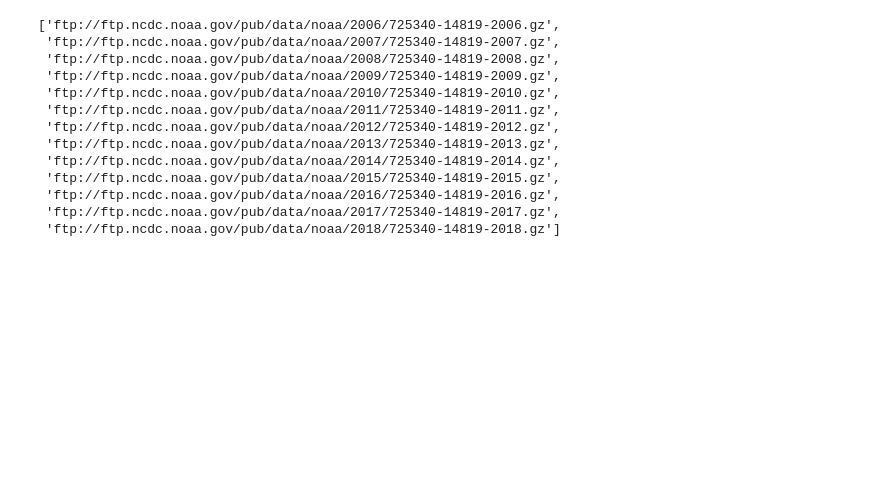
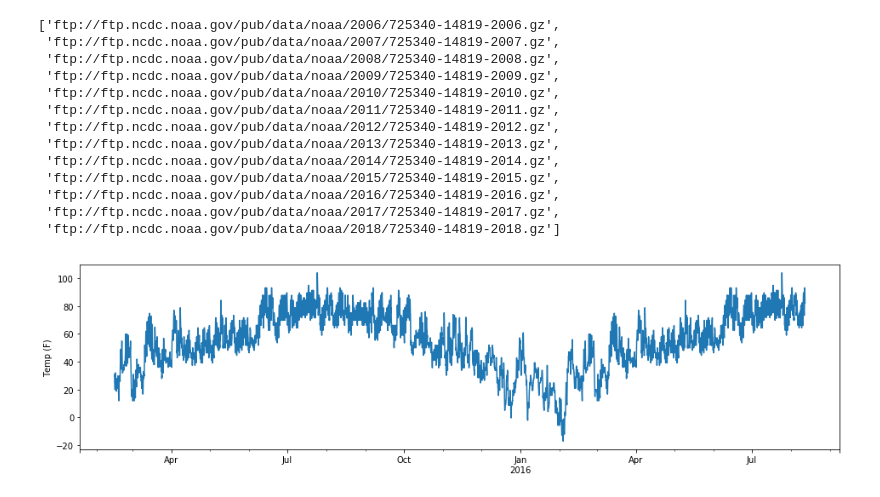
Before and after one commit to openeemeter/eeweather, a Jupyter notebook: scripts/tutorial.ipynb, the cells around one changed output. Saved outputs shown, nothing was run; the diff lists cells and outputs as text; code cells hidden in the pictures; blank space fills up the shorter version.

```diff
--- a/scripts/tutorial.ipynb
+++ b/scripts/tutorial.ipynb
@@ -109,3 +109,14 @@ station.get_isd_filenames(with_host=True)
  'ftp://ftp.ncdc.noaa.gov/pub/data/noaa/2016/725340-14819-2016.gz',
  'ftp://ftp.ncdc.noaa.gov/pub/data/noaa/2017/725340-14819-2017.gz',
  'ftp://ftp.ncdc.noaa.gov/pub/data/noaa/2018/725340-14819-2018.gz']
+# %%
+# pull normalized TMY3 temperature data over a range - make sure to use tz-aware datetimes!
+start = datetime.datetime(2015, 2, 15, tzinfo=pytz.UTC)
+end = datetime.datetime(2016, 8, 12, tzinfo=pytz.UTC)
+temp_C = station.load_tmy3_hourly_temp_data(start, end)
+temp_F = temp_C * 1.8 + 32  # convert from Celsius to Fahrenheit
+ax = temp_F.plot(figsize=(16,4))
+ax.set_ylabel('Temp (F)')
+plt.show()
+# %% [output]
+[figure, added]
```
